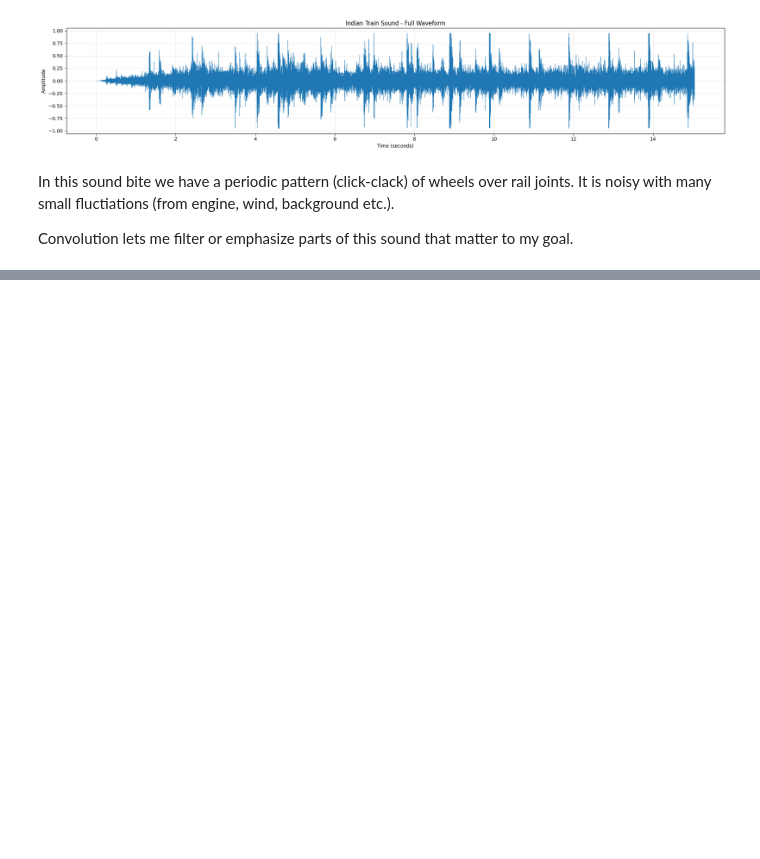
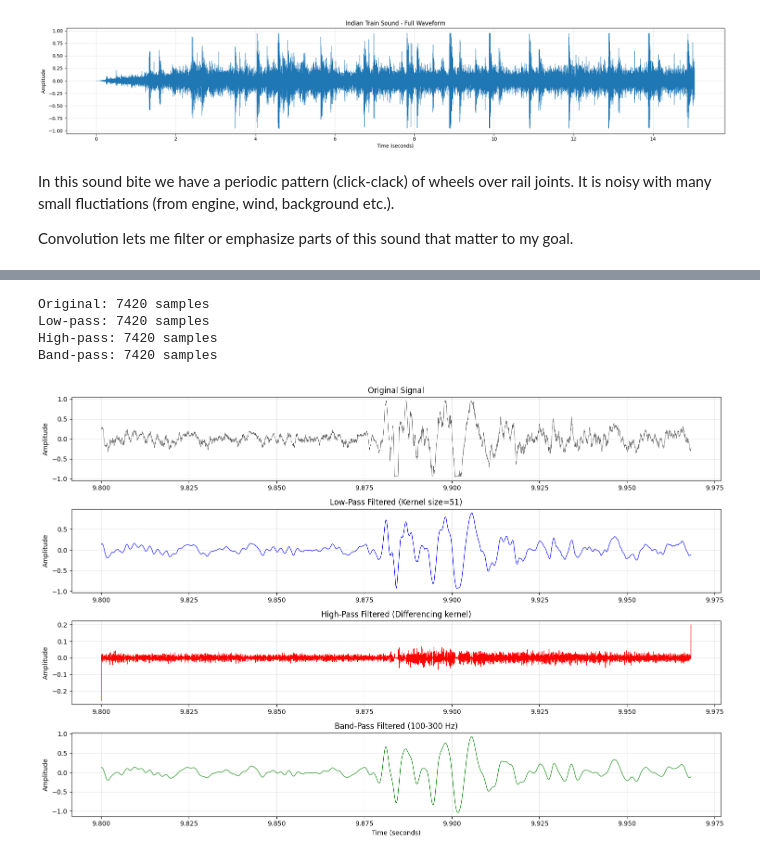
Before and after one commit to shwetavbehera/signalprocessing, a Jupyter notebook: mc1/mc1_convolutions.ipynb, the cells around one changed output, grey strips where cells are left out. Saved outputs shown, nothing was run; the diff lists cells and outputs as text; code cells hidden in the pictures; blank space fills up the shorter version.

```diff
--- a/mc1/mc1_convolutions.ipynb
+++ b/mc1/mc1_convolutions.ipynb
@@ -345,0 +622,45 @@ print(f"\nSaved overlay figure: {overlay_path}")
+# %%
+# Apply filters
+signal_lowpass = convolve_1d(signal, kernel_lowpass, mode='same')
+signal_highpass = convolve_1d(signal, kernel_highpass, mode='same')
+signal_bandpass = np.convolve(signal, kernel_bandpass, mode='same')
+
+# NO time alignment needed - all signals same length as original
+print(f"Original: {len(signal)} samples")
+print(f"Low-pass: {len(signal_lowpass)} samples")
+print(f"High-pass: {len(signal_highpass)} samples")
+print(f"Band-pass: {len(signal_bandpass)} samples")
+# %% [output]
+Original: 7420 samples
+Low-pass: 7420 samples
+High-pass: 7420 samples
+Band-pass: 7420 samples
+# %%
+# Visualize time domain (all use same time array)
+fig, axes = plt.subplots(4, 1, figsize=(15, 10))
+
+axes[0].plot(time, signal, 'k', linewidth=0.5, alpha=0.7)
+axes[0].set_ylabel('Amplitude')
+axes[0].set_title('Original Signal')
+axes[0].grid(True, alpha=0.3)
+
+axes[1].plot(time, signal_lowpass, 'b', linewidth=0.8)
+axes[1].set_ylabel('Amplitude')
+axes[1].set_title('Low-Pass Filtered (Kernel size=51)')
+axes[1].grid(True, alpha=0.3)
+
+axes[2].plot(time, signal_highpass, 'r', linewidth=0.8)
+axes[2].set_ylabel('Amplitude')
+axes[2].set_title('High-Pass Filtered (Differencing kernel)')
+axes[2].grid(True, alpha=0.3)
+
+axes[3].plot(time, signal_bandpass, 'g', linewidth=0.8)
+axes[3].set_xlabel('Time (seconds)')
+axes[3].set_ylabel('Amplitude')
+axes[3].set_title('Band-Pass Filtered (100-300 Hz)')
+axes[3].grid(True, alpha=0.3)
+
+plt.tight_layout()
+plt.show()
+# %% [output]
+[figure, added]
```
Also changed, not shown: parts of 25 cells of this notebook, 2 other files.
